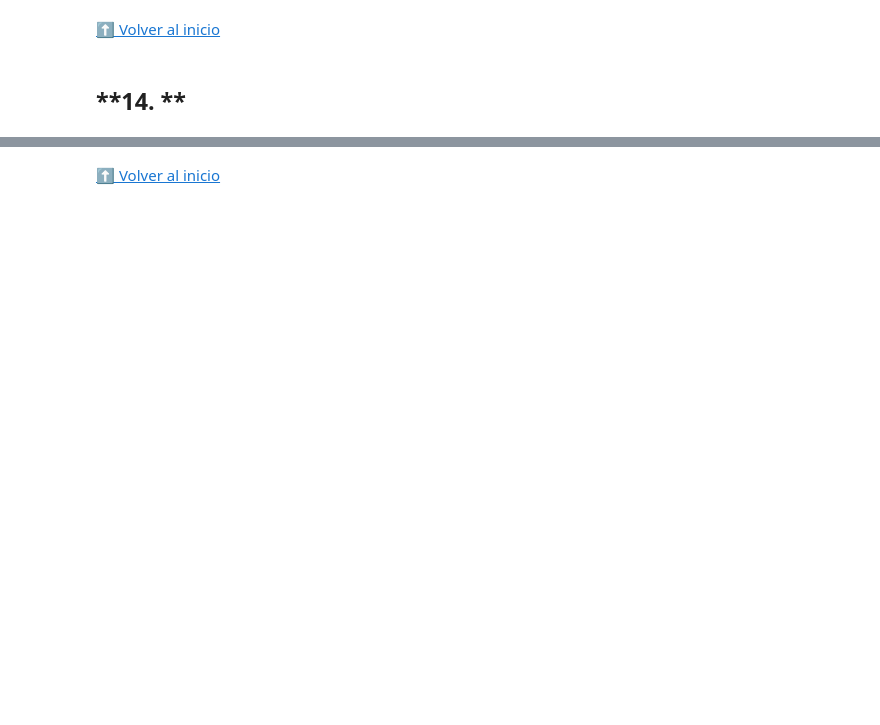
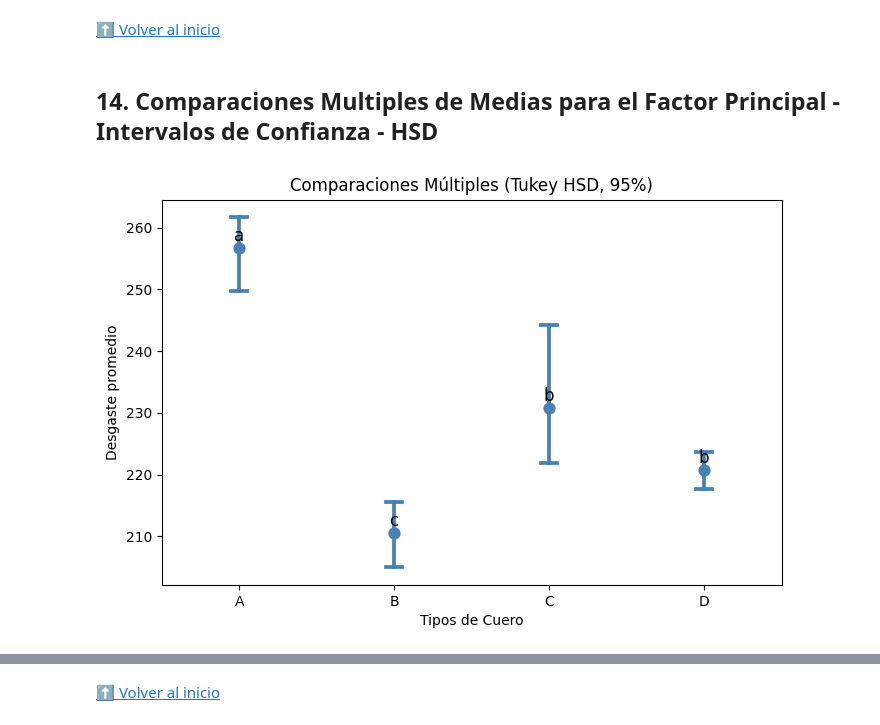
Before and after one commit to JSEFERINO/DISE-O2025, a Jupyter notebook: 202501_Doe_DCA.ipynb, the cells around one changed output, grey strips where cells are left out. Cells and saved outputs as stored; diff of their text form; code cells hidden in the pictures; blank space fills up the shorter version.

```diff
--- a/202501_Doe_DCA.ipynb
+++ b/202501_Doe_DCA.ipynb
@@ -648,4 +666,33 @@ plt.show()
 [⬆️ Volver al inicio](#inicio)
 # %% [markdown]
 <a name="T14"></a>
-## **14. **
+## **14. Comparaciones Multiples de Medias para el Factor Principal - Intervalos de Confianza - HSD**
+# %%
+# @title **A. Código en Python (gráfico adaptado a Tukey HSD)**
+
+import pandas as pd
+import seaborn as sns
+import matplotlib.pyplot as plt
+
+
+# Gráfico de medias
+plt.figure(figsize=(8,5))
+
+ax = sns.pointplot(x="Tipos de Cuero", y="Desgaste", data=df, errorbar=('ci', 95), capsize=0.1, linestyle='none', color="steelblue")
+
+plt.title("Comparaciones Múltiples (Tukey HSD, 95%)")
+plt.ylabel("Desgaste promedio")
+
+
+grupos = {"A": "a", "B": "c", "C": "b", "D": "b"}
+
+
+# Añadir letras encima de cada media
+medias = df.groupby("Tipos de Cuero")["Desgaste"].mean()
+for i, cat in enumerate(medias.index):
+    plt.text(i, medias[cat] + 0.5, grupos[cat],
+             ha='center', va='bottom', fontsize=12, color="black")
+
+plt.show()
+# %% [output]
+[figure, added]
```
Also changed, not shown: parts of 51 cells of this notebook.
